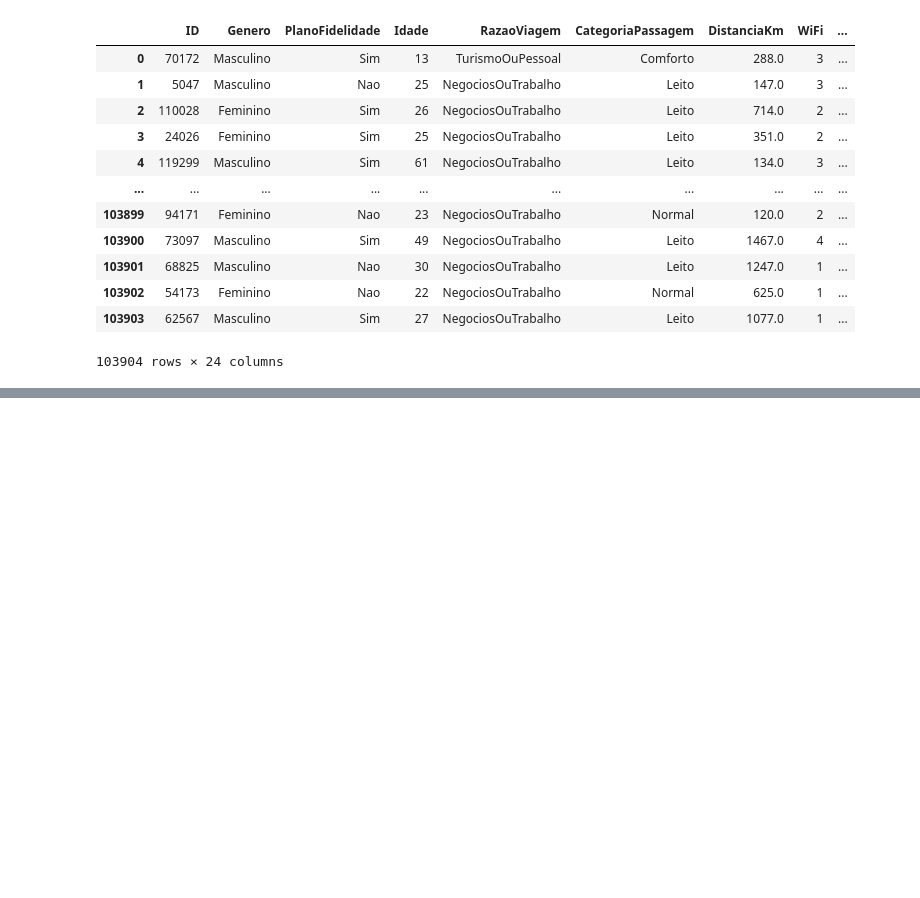
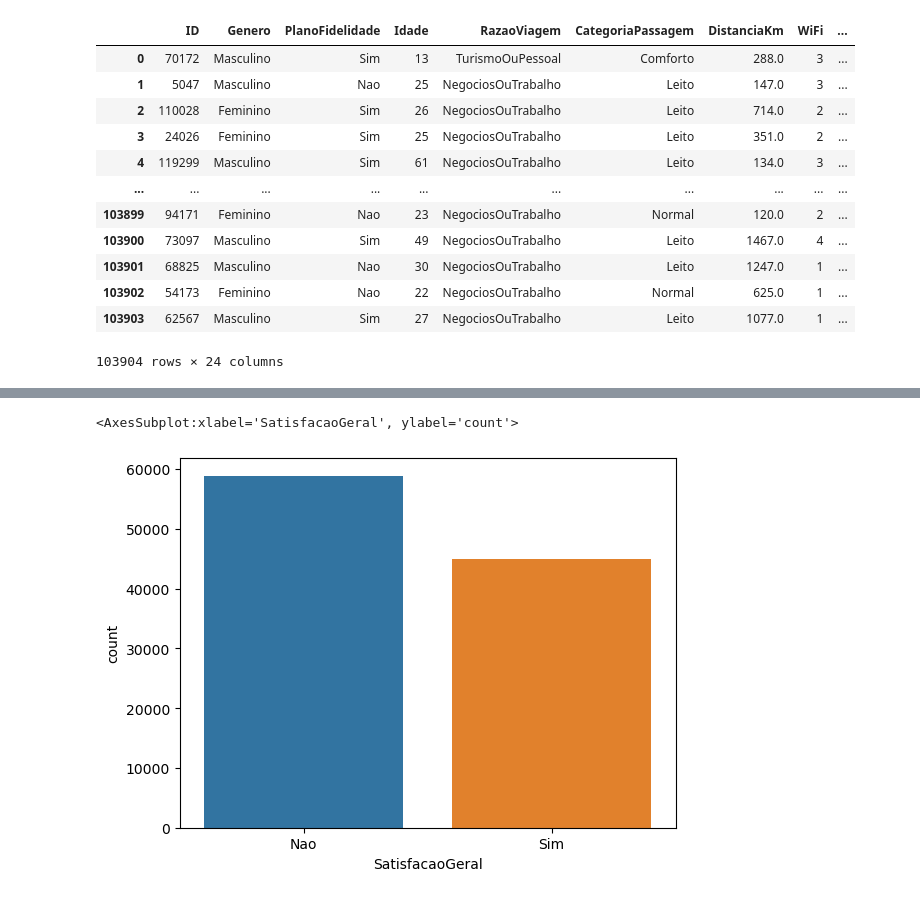
Before and after one commit to WesleyFRSantos/bora_bus_hackathon, a Jupyter notebook: notebooks/01 - EDA.ipynb, the cells around one changed output, grey strips where cells are left out. Cells and saved outputs as stored; diff of their text form; code cells hidden in the pictures; blank space fills up the shorter version.

```diff
--- a/notebooks/01 - EDA.ipynb
+++ b/notebooks/01 - EDA.ipynb
@@ -19,0 +82,5 @@ df
+# %%
+sns.countplot(df['SatisfacaoGeral'])
+# %% [output]
+<AxesSubplot:xlabel='SatisfacaoGeral', ylabel='count'>
+[figure, added]
```
Also changed, not shown: parts of 22 cells of this notebook.
